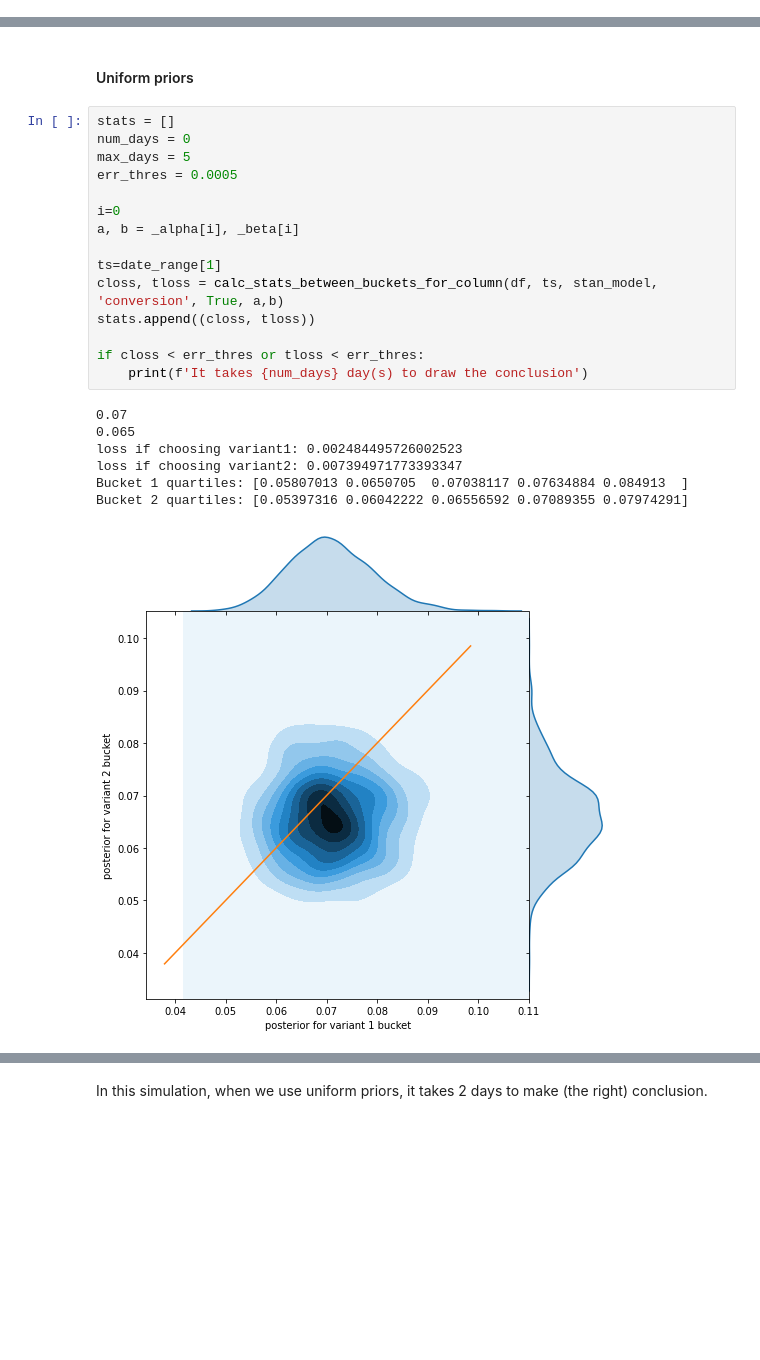
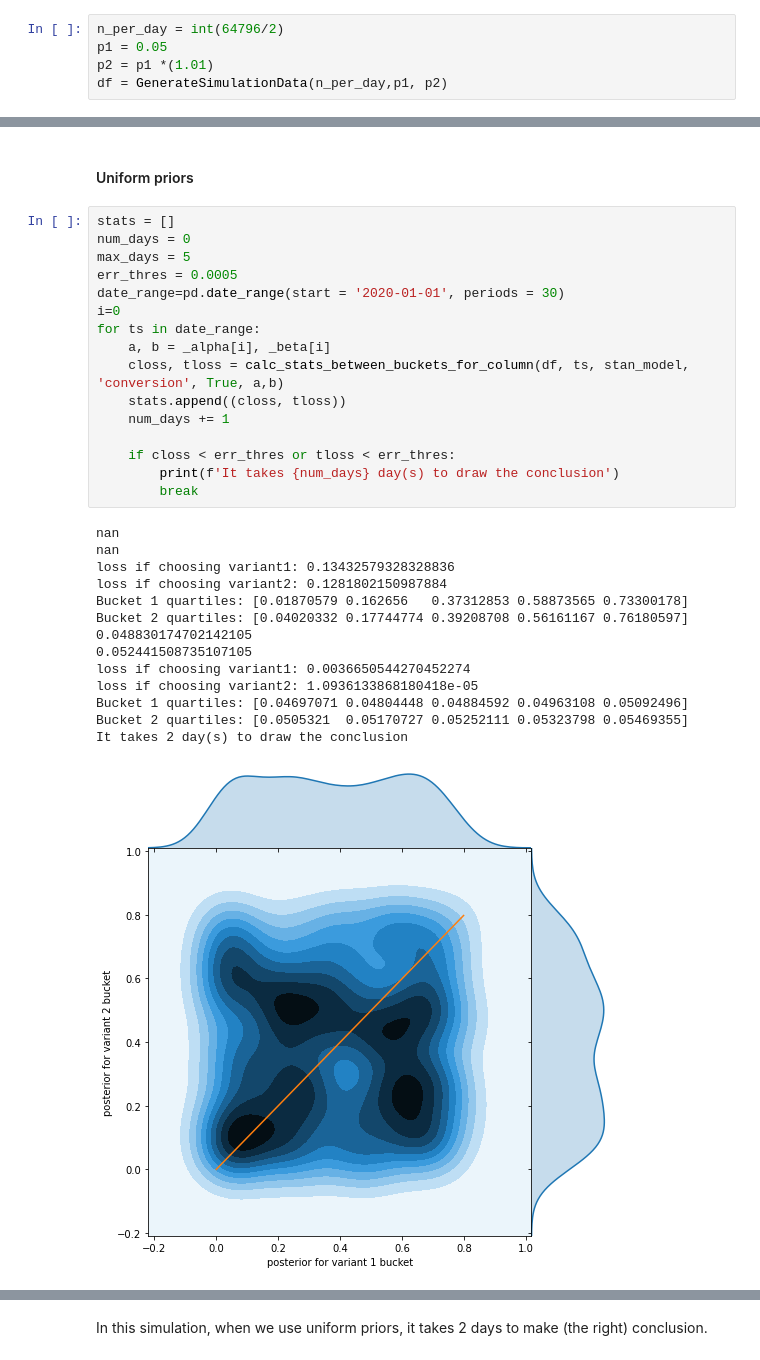
Before and after one commit to csong21/bvf, a Jupyter notebook: beta_distribution_priors.ipynb, the cells around one changed output, grey strips where cells are left out. Cells and saved outputs as stored; diff of their text form; blank space fills up the shorter version.

```diff
--- a/beta_distribution_priors.ipynb
+++ b/beta_distribution_priors.ipynb
@@ -77,0 +77,5 @@ df = pd.concat([df1, df2], axis = 0)
+# %%
+n_per_day = int(64796/2)
+p1 = 0.05
+p2 = p1 *(1.01)
+df = GenerateSimulationData(n_per_day,p1, p2)
@@ -85,23 +103,31 @@ stan_model = sm_conversion
 # %%
 stats = []
 num_days = 0
 max_days = 5
 err_thres = 0.0005
+date_range=pd.date_range(start = '2020-01-01', periods = 30)
+i=0
+for ts in date_range:
+    a, b = _alpha[i], _beta[i]
+    closs, tloss = calc_stats_between_buckets_for_column(df, ts, stan_model, 'conversion', True, a,b)
+    stats.append((closs, tloss))
+    num_days += 1
 
-i=0
-a, b = _alpha[i], _beta[i]
-
-ts=date_range[1]
-closs, tloss = calc_stats_between_buckets_for_column(df, ts, stan_model, 'conversion', True, a,b)
-stats.append((closs, tloss))
-
-if closs < err_thres or tloss < err_thres:
-    print(f'It takes {num_days} day(s) to draw the conclusion')
+    if closs < err_thres or tloss < err_thres:
+        print(f'It takes {num_days} day(s) to draw the conclusion')
+        break
 # %% [output]
-0.07
-0.065
-loss if choosing variant1: 0.002484495726002523
-loss if choosing variant2: 0.007394971773393347
-Bucket 1 quartiles: [0.05807013 0.0650705  0.07038117 0.07634884 0.084913  ]
-Bucket 2 quartiles: [0.05397316 0.06042222 0.06556592 0.07089355 0.07974291]
+nan
+nan
+loss if choosing variant1: 0.13432579328328836
+loss if choosing variant2: 0.1281802150987884
+Bucket 1 quartiles: [0.01870579 0.162656   0.37312853 0.58873565 0.73300178]
+Bucket 2 quartiles: [0.04020332 0.17744774 0.39208708 0.56161167 0.76180597]
+0.048830174702142105
+0.052441508735107105
+loss if choosing variant1: 0.0036650544270452274
+loss if choosing variant2: 1.0936133868180418e-05
+Bucket 1 quartiles: [0.04697071 0.04804448 0.04884592 0.04963108 0.05092496]
+Bucket 2 quartiles: [0.0505321  0.05170727 0.05252111 0.05323798 0.05469355]
+It takes 2 day(s) to draw the conclusion
-[figure, old version]
+[figure, new version]
```
Also changed, not shown: parts of 25 cells of this notebook, 5 other files.
